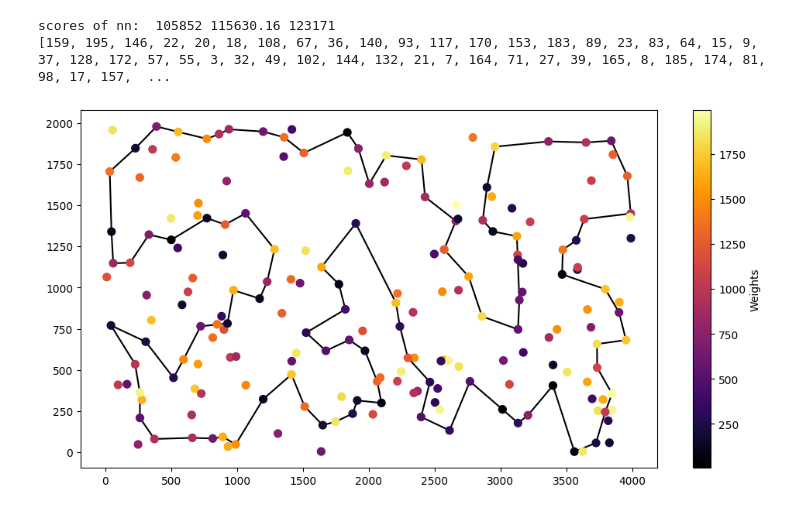
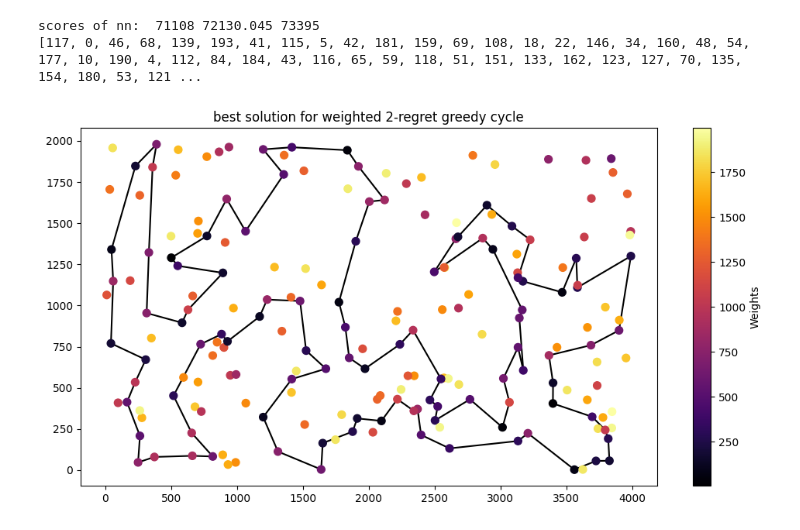
Before and after one commit to krzysztof-m-w/evolutionary_computation, a Jupyter notebook: lab2/ec2.ipynb, the cells around one changed output. Drawn from its saved outputs; the diff is of its cells as text; code cells hidden in the pictures.

```diff
--- a/lab2/ec2.ipynb
+++ b/lab2/ec2.ipynb
@@ -146,20 +200,20 @@ scores of nn:  105852 115630.16 123171
 # %%
 scores_2=[]
 sols_2=[]
 
 for x in range(200):
 
-    solution_2=greedy_2_regret_cycle2(x, dist, costs)
+    solution_2=greedy_2_regret_weighted(x, dist, costs, weight_regret=0.5)
     sols_2.append(solution_2)
 
     scores_2.append(score(solution_2, dist, costs))
 
 print('scores of nn: ', min(scores_2), sum(scores_2)/len(scores_2), max(scores_2))
 print(sols_2[scores_2.index(min(scores_2))])
+plot_solution(sols_2[scores_2.index(min(scores_2))], coordinates, costs, 'best solution for weighted 2-regret greedy cycle')
+sol_1=np.array(sols_2[scores_2.index(min(scores_2))])
+pd.DataFrame(sol_1).to_csv('sol_2.csv', header=False, index=False)
 # %% [output]
-scores of nn:  105852 115630.16 123171
-[159, 195, 146, 22, 20, 18, 108, 67, 36, 140, 93, 117, 170, 153, 183, 89, 23, 83, 64, 15, 9, 37, 128, 172, 57, 55, 3, 32, 49, 102, 144, 132, 21, 7, 164, 71, 27, 39, 165, 8, 185, 174, 81, 98, 17, 157,  ...
+scores of nn:  71108 72130.045 73395
+[117, 0, 46, 68, 139, 193, 41, 115, 5, 42, 181, 159, 69, 108, 18, 22, 146, 34, 160, 48, 54, 177, 10, 190, 4, 112, 84, 184, 43, 116, 65, 59, 118, 51, 151, 133, 162, 123, 127, 70, 135, 154, 180, 53, 121 ...
+[figure, added]
-# %%
-plot_solution(sols_2[scores_2.index(min(scores_2))], coordinates, costs, '')
-# %% [output]
-[figure, removed]
```
Also changed, not shown: parts of 11 cells of this notebook.
